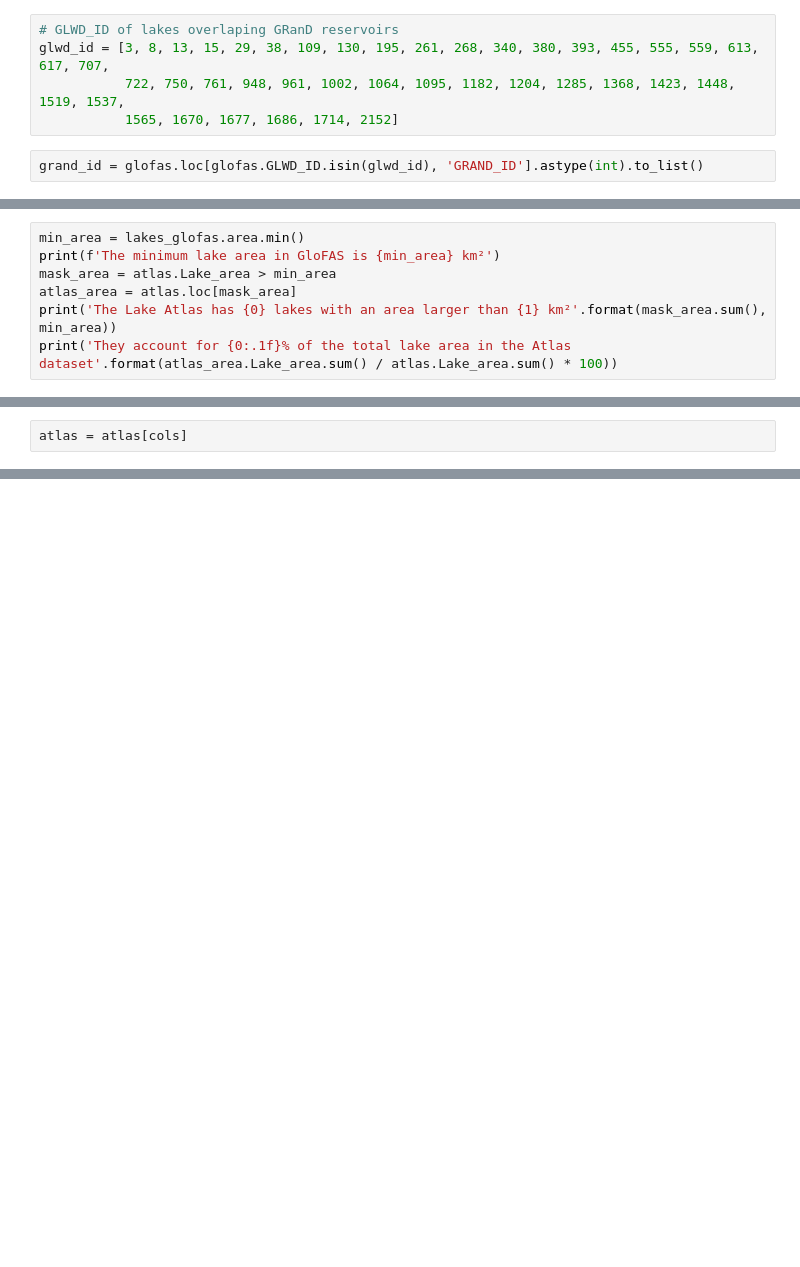
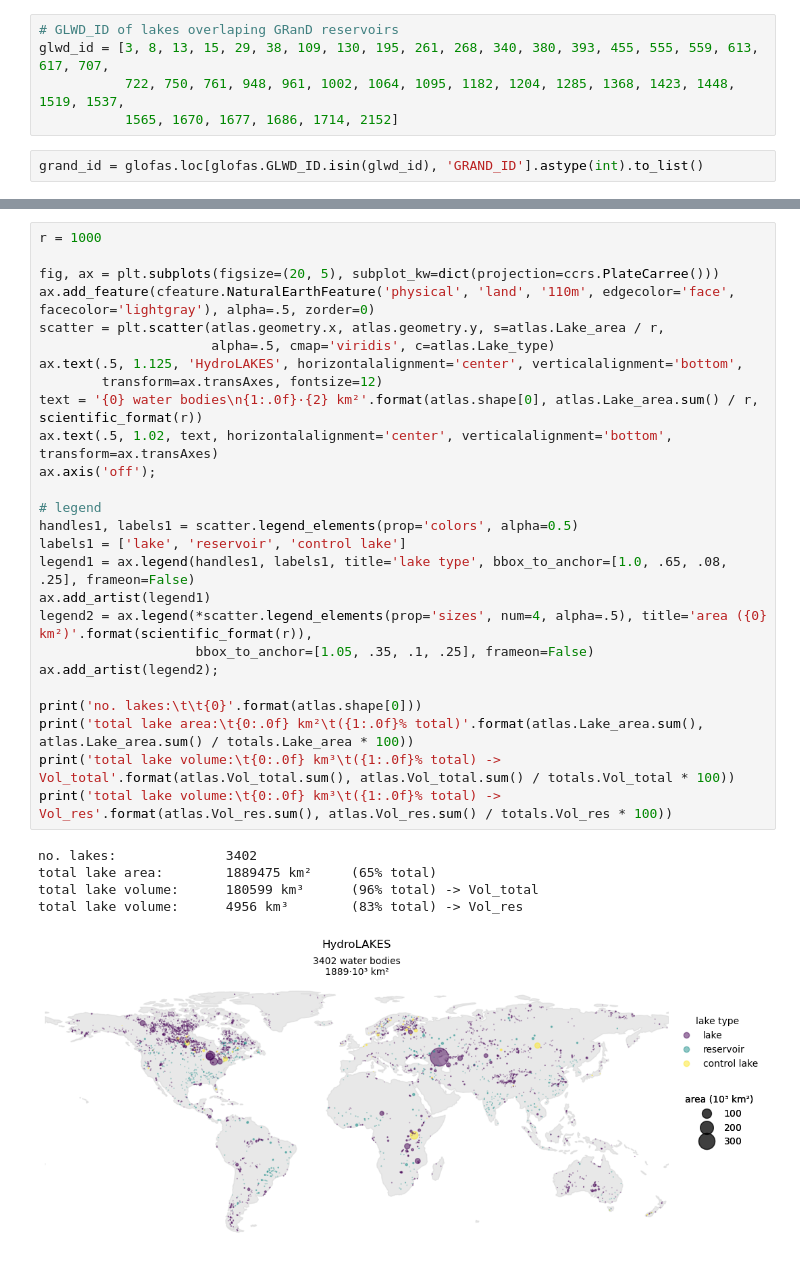
Before and after one commit to casadoj/lisflood-water_bodies, a Jupyter notebook: notebook/lakes_selection.ipynb, the cells around one changed output, grey strips where cells are left out. Cells and saved outputs as stored; diff of their text form; blank space fills up the shorter version.

```diff
--- a/notebook/lakes_selection.ipynb
+++ b/notebook/lakes_selection.ipynb
@@ -535,7 +316,0 @@ The smallest lake in the GloFAS dataset has an area of 50 km². I will analyse t
-# %%
-min_area = lakes_glofas.area.min()
-print(f'The minimum lake area in GloFAS is {min_area} km²')
-mask_area = atlas.Lake_area > min_area
-atlas_area = atlas.loc[mask_area]
-print('The Lake Atlas has {0} lakes with an area larger than {1} km²'.format(mask_area.sum(), min_area))
-print('They account for {0:.1f}% of the total lake area in the Atlas dataset'.format(atlas_area.Lake_area.sum() / atlas.Lake_area.sum() * 100))
@@ -548,2 +316,0 @@ lakes_glofas.sort_values('area', ascending=False).head(20)
-# %%
-atlas = atlas[cols]
@@ -568,0 +401,32 @@ atlas.Lake_area.iloc[0]
+# %%
+r = 1000
+
+fig, ax = plt.subplots(figsize=(20, 5), subplot_kw=dict(projection=ccrs.PlateCarree()))
+ax.add_feature(cfeature.NaturalEarthFeature('physical', 'land', '110m', edgecolor='face', facecolor='lightgray'), alpha=.5, zorder=0)
+scatter = plt.scatter(atlas.geometry.x, atlas.geometry.y, s=atlas.Lake_area / r,
+                      alpha=.5, cmap='viridis', c=atlas.Lake_type)
+ax.text(.5, 1.125, 'HydroLAKES', horizontalalignment='center', verticalalignment='bottom',
+        transform=ax.transAxes, fontsize=12)
+text = '{0} water bodies\n{1:.0f}·{2} km²'.format(atlas.shape[0], atlas.Lake_area.sum() / r, scientific_format(r))
+ax.text(.5, 1.02, text, horizontalalignment='center', verticalalignment='bottom', transform=ax.transAxes)
+ax.axis('off');
+
+# legend
+handles1, labels1 = scatter.legend_elements(prop='colors', alpha=0.5)
+labels1 = ['lake', 'reservoir', 'control lake']
+legend1 = ax.legend(handles1, labels1, title='lake type', bbox_to_anchor=[1.0, .65, .08, .25], frameon=False)
+ax.add_artist(legend1)
+legend2 = ax.legend(*scatter.legend_elements(prop='sizes', num=4, alpha=.5), title='area ({0} km²)'.format(scientific_format(r)),
+                    bbox_to_anchor=[1.05, .35, .1, .25], frameon=False)
+ax.add_artist(legend2);
+
+print('no. lakes:\t\t{0}'.format(atlas.shape[0]))
+print('total lake area:\t{0:.0f} km²\t({1:.0f}% total)'.format(atlas.Lake_area.sum(), atlas.Lake_area.sum() / totals.Lake_area * 100))
+print('total lake volume:\t{0:.0f} km³\t({1:.0f}% total) -> Vol_total'.format(atlas.Vol_total.sum(), atlas.Vol_total.sum() / totals.Vol_total * 100))
+print('total lake volume:\t{0:.0f} km³\t({1:.0f}% total) -> Vol_res'.format(atlas.Vol_res.sum(), atlas.Vol_res.sum() / totals.Vol_res * 100))
+# %% [output]
+no. lakes:              3402
+total lake area:        1889475 km²     (65% total)
+total lake volume:      180599 km³      (96% total) -> Vol_total
+total lake volume:      4956 km³        (83% total) -> Vol_res
+[figure, added]
```
Also changed, not shown: parts of 103 cells of this notebook, 15 other files.
